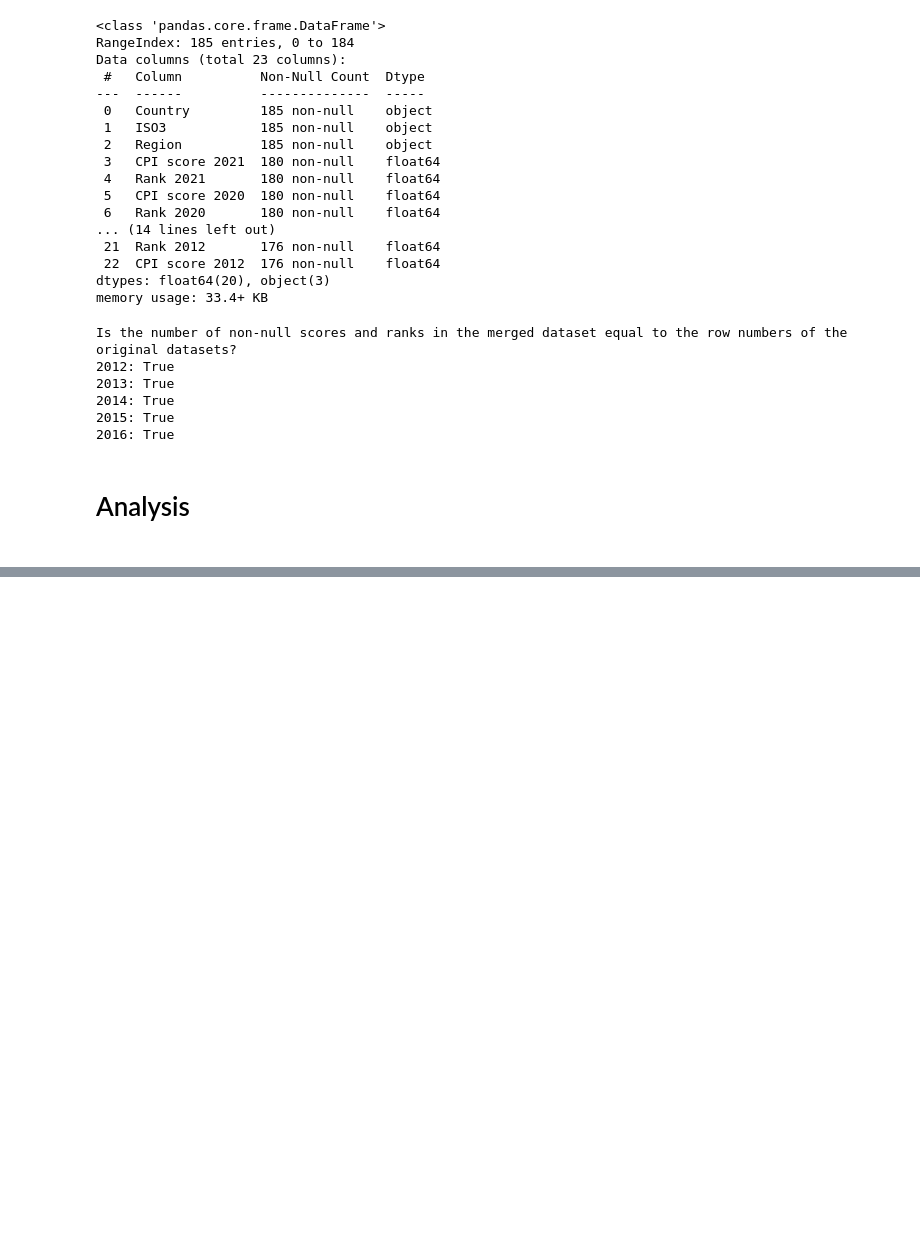
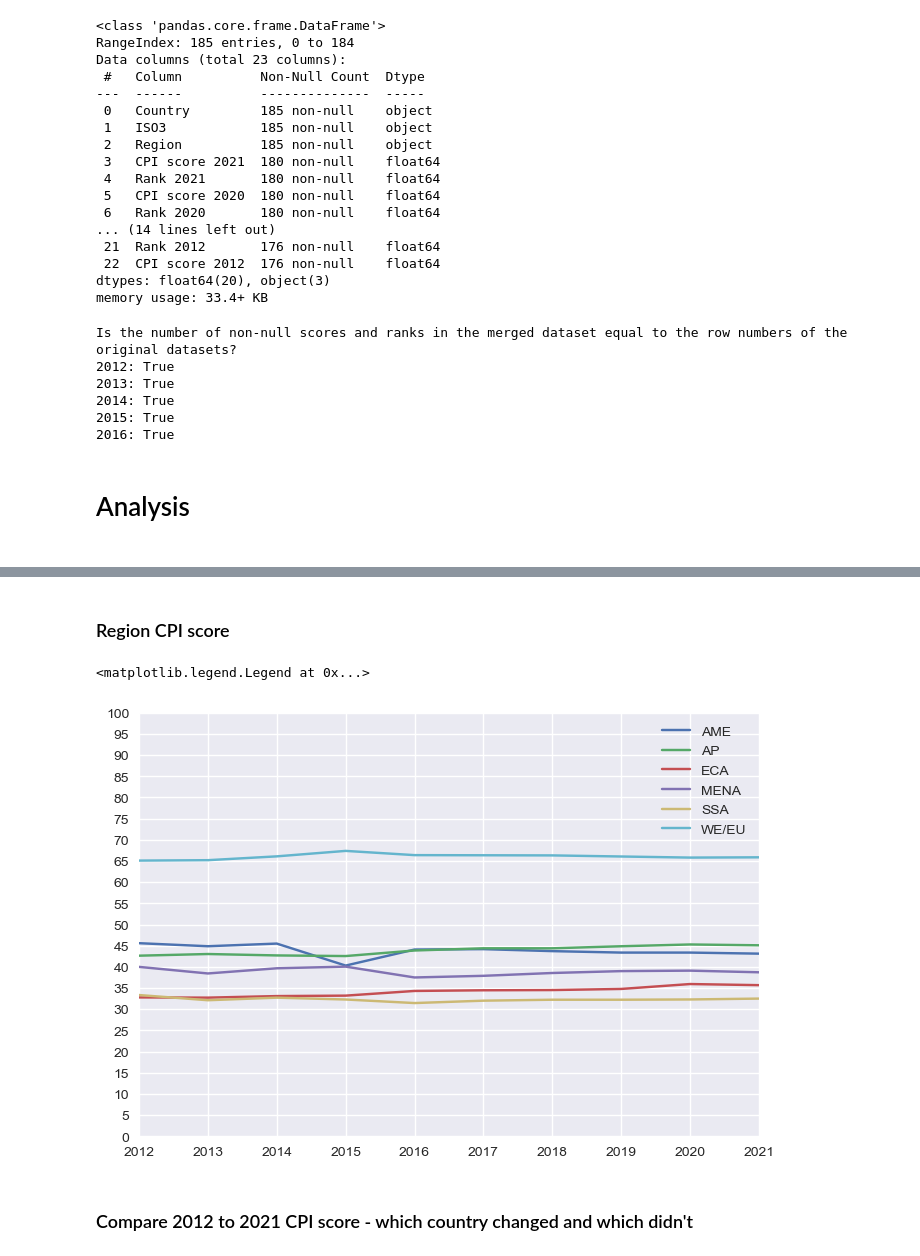
Before and after one commit to wanzulfikri/cpi_analysis, a Jupyter notebook: CPI 2012-2021.ipynb, the cells around one changed output, grey strips where cells are left out. Cells and saved outputs as stored; diff of their text form; code cells hidden in the pictures; blank space fills up the shorter version.

Commit message:
Regional CPI changes

```diff
--- a/CPI 2012-2021.ipynb
+++ b/CPI 2012-2021.ipynb
@@ -971,0 +970,27 @@ plt.show()
+# %% [markdown]
+### Region CPI score
+# %%
+cpi_regions = CPI.groupby("Region").mean(numeric_only=True)[cpi_cols]
+# %%
+# AME   - The Americas
+# AP    - Asia Pacific
+# ECA   - Eastern Europe & Central Asia
+# MENA  - Middle East & North Africa
+# SSA   - Sub-Saharan Africa
+# WE/EU - Western Europe
+
+year_list = list(range(2012,2022))
+
+for region in cpi_regions.iterrows():
+    reversed_cpi = list(reversed(region[1]))
+    plt.plot(year_list, reversed_cpi, label=region[0])
+
+plt.xlim(2012, 2021)
+plt.ylim(0, 100)
+plt.yticks(range(0,101,5))
+plt.legend(loc='upper right')
+# %% [output]
+<matplotlib.legend.Legend at 0x...>
+[figure, added]
+# %% [markdown]
+### Compare 2012 to 2021 CPI score - which country changed and which didn't
```
Also changed, not shown: parts of 47 cells of this notebook.
